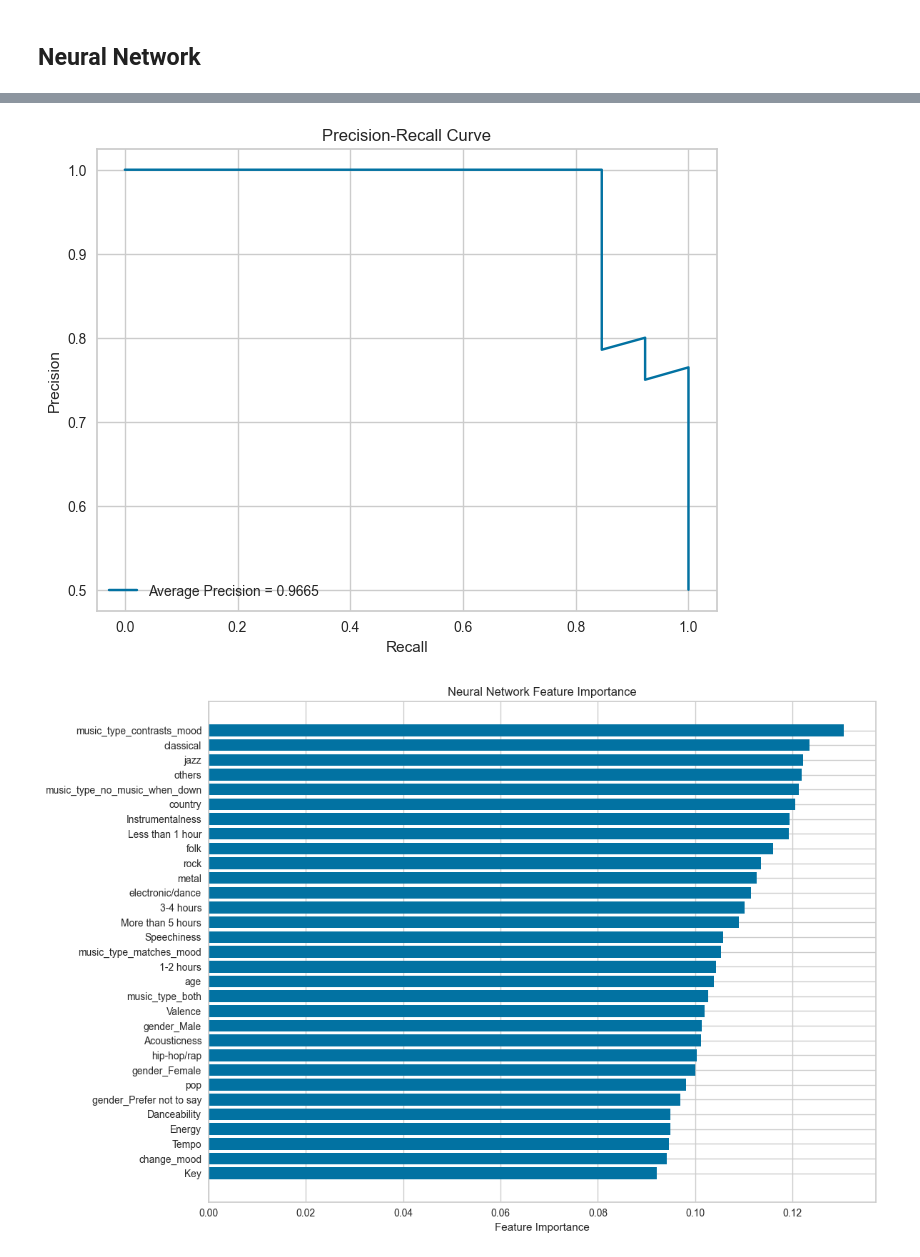
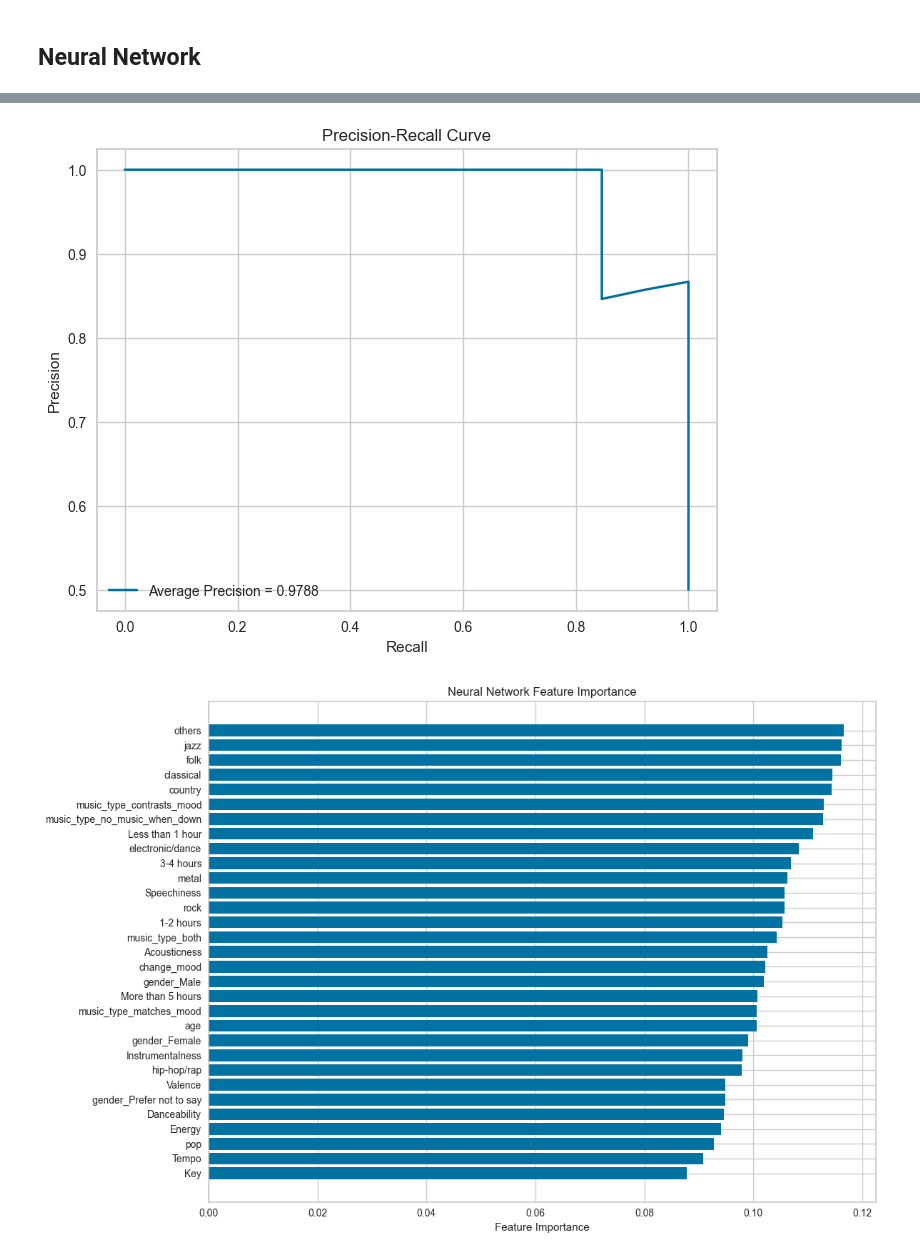
Before and after one commit to tanyaaton/music-and-mood-ml, a Jupyter notebook: music.ipynb, the cells around one changed output, grey strips where cells are left out. Saved outputs shown, nothing was run; the diff lists cells and outputs as text; code cells hidden in the pictures.

```diff
--- a/music.ipynb
+++ b/music.ipynb
@@ -445,10 +436,10 @@ class MoodClassifier(nn.Module):
             nn.Linear(hidden_size, hidden_size_2),
             nn.ReLU(),
             nn.Dropout(0.2),
-            nn.Linear(hidden_size_2, hidden_size_2),
+            nn.Linear(hidden_size_2, hidden_size),
             nn.ReLU(),
             nn.Dropout(0.2),
-            nn.Linear(hidden_size_2, 2)
+            nn.Linear(hidden_size, 2)
         )
 
     def forward(self, x):
@@ -644,3 +635,3 @@ Test Accuracy: 0.8846, AUC: 0.9586
 [figure]
-[figure, old version]
+[figure, new version]
-[figure, old version]
+[figure, new version]
```
Also changed, not shown: parts of 2 cells of this notebook.
